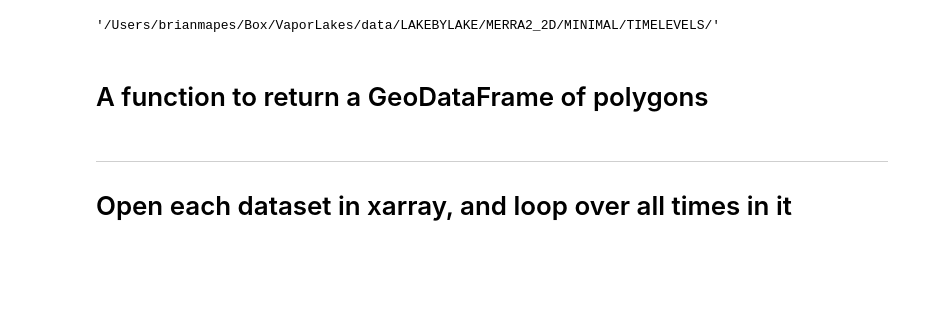
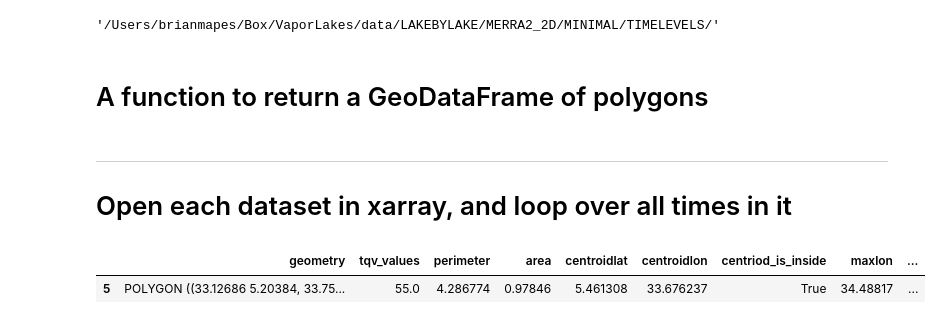
Before and after one commit to brianmapes/VaporLakes, a Jupyter notebook: Grab_contours_in_MINIMALtqv.ipynb, the cells around one changed output. Saved outputs shown, nothing was run; the diff lists cells and outputs as text; code cells hidden in the pictures; blank space fills up the shorter version.

```diff
--- a/Grab_contours_in_MINIMALtqv.ipynb
+++ b/Grab_contours_in_MINIMALtqv.ipynb
@@ -125,4 +118,10 @@ def gdf_from_contours(lon,lat,tqv,conlevel):
 # Open each dataset in xarray, and loop over all times in it
 # %%
 MINSIZE = 5 # square degrees, smallest area lake (closed contour at an instant) to process
+# %%
+lake = gp.GeoDataFrame(single_row_df, geometry='geometry').set_crs(epsg = "4256", inplace = True)
+lake
+# %% [output]
+|  | geometry | tqv_values | perimeter | area | centroidlat | centroidlon | centriod_is_inside | maxlon | ... |
+| 5 | POLYGON ((33.12686 5.20384, 33.75... | 55.0 | 4.286774 | 0.97846 | 5.461308 | 33.676237 | True | 34.48817 | ... |
 # %%
```
Also changed, not shown: parts of 54 cells of this notebook.
